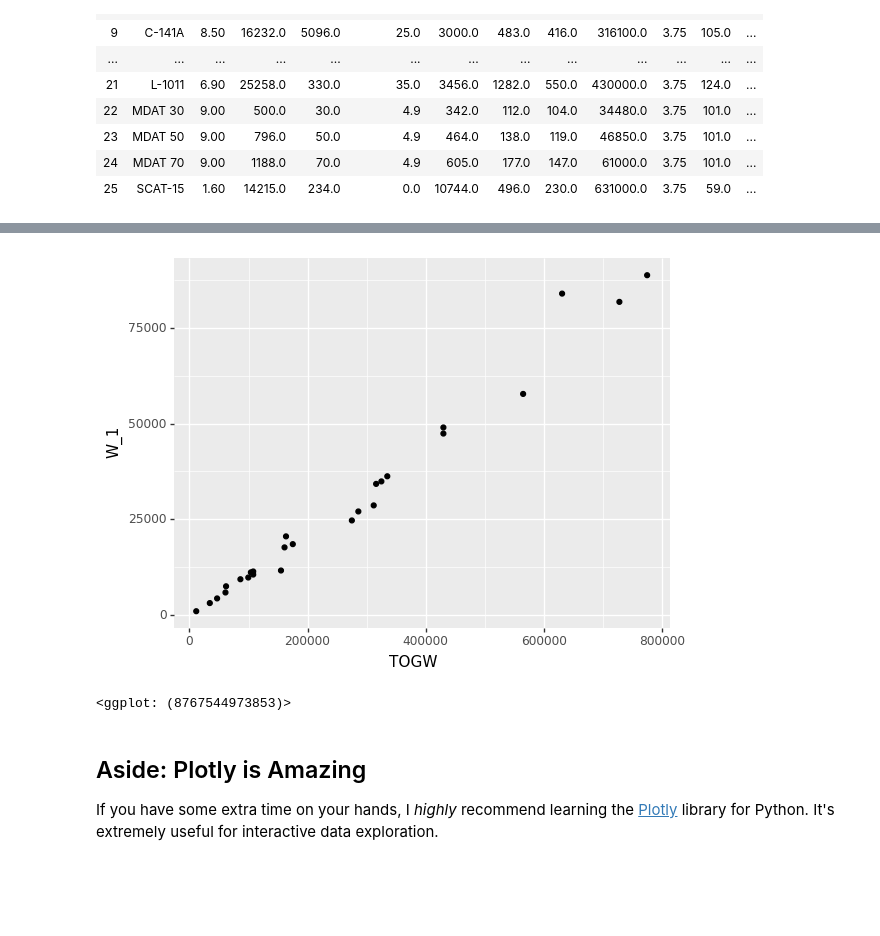
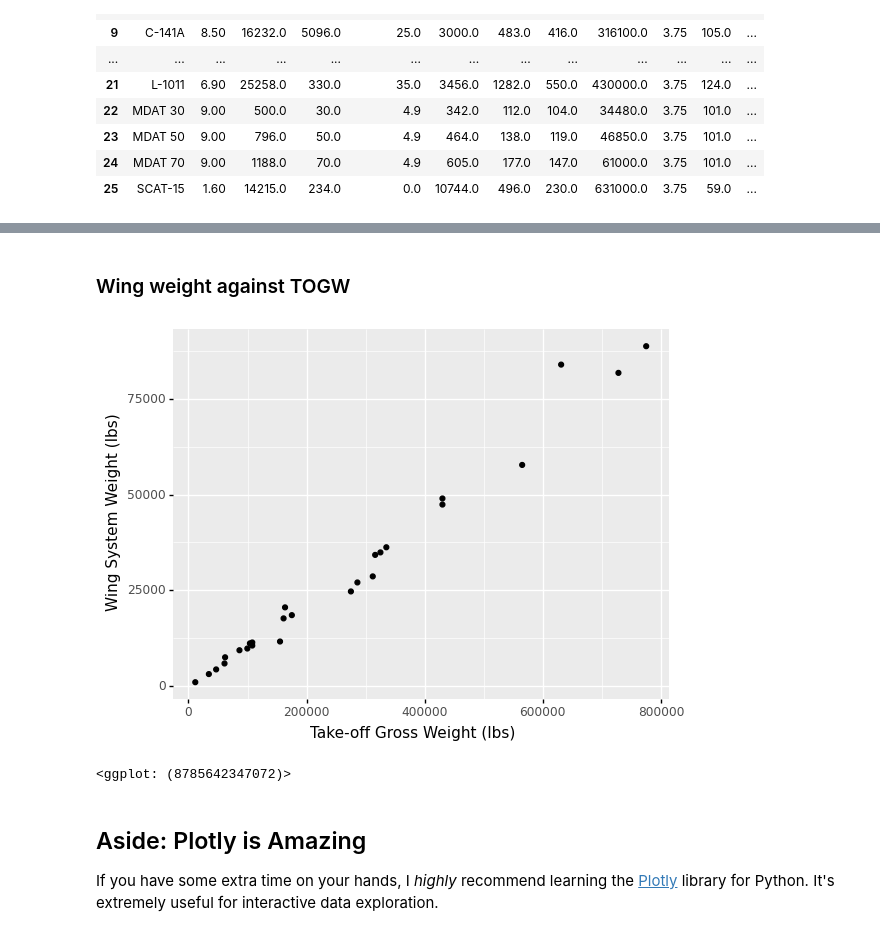
Before and after one commit to zdelrosario/pdo-notes, a Jupyter notebook: day9.ipynb, the cells around one changed output, grey strips where cells are left out. Cells and saved outputs as stored; diff of their text form; code cells hidden in the pictures; blank space fills up the shorter version.

```diff
--- a/day9.ipynb
+++ b/day9.ipynb
@@ -306,13 +365,19 @@ Now that the data are tidy, we can run all kinds of analyses:
+# %% [markdown]
+### Wing weight against TOGW
 # %%
 # df_aircraft_tidy.columns
 (
     df_aircraft_tidy
     >> pt.ggplot(pt.aes("TOGW", "W_1"))
     + pt.geom_point()
+    + pt.labs(
+        x="Take-off Gross Weight (lbs)",
+        y="Wing System Weight (lbs)",
+    )
 )
 # %% [output]
-[figure, old version]
+[figure, new version]
-<ggplot: (8767544973853)>
+<ggplot: (8785642347072)>
 # %% [markdown]
 ## Aside: Plotly is Amazing
 
```
Also changed, not shown: parts of 20 cells of this notebook.
